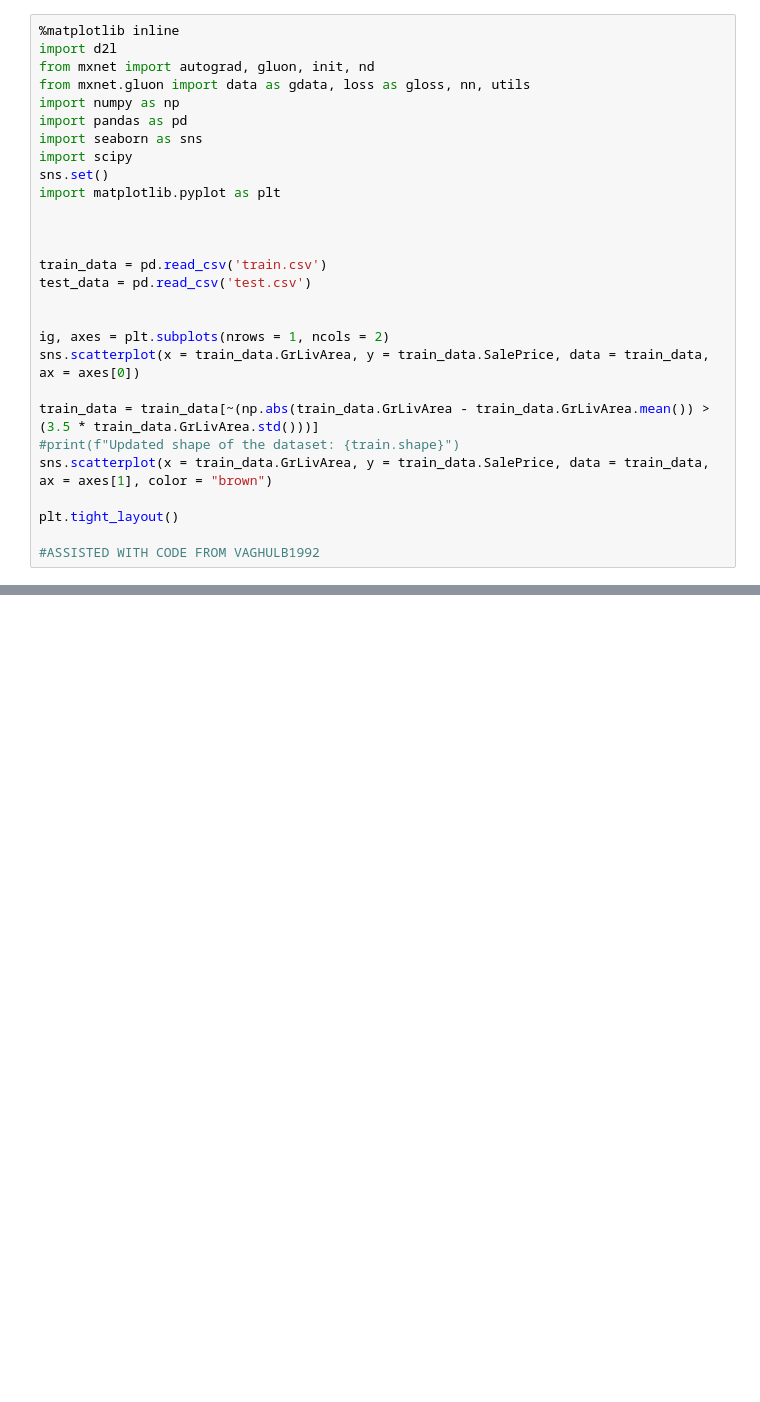
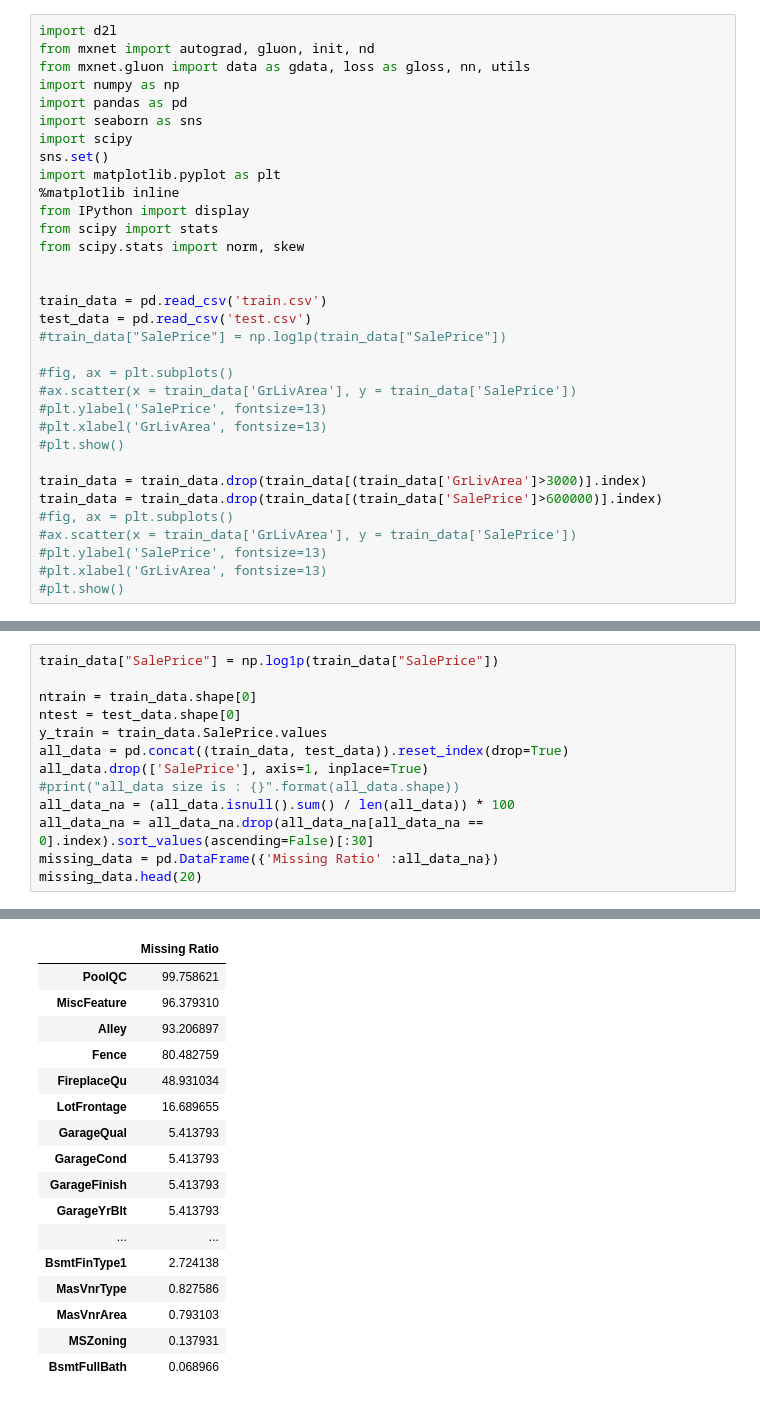
Before and after one commit to cheolhojang/stat157, a Jupyter notebook: simplified_hw4.ipynb, the cells around one changed output, grey strips where cells are left out. Drawn from its saved outputs; the diff is of its cells as text; blank space fills up the shorter version.

```diff
--- a/simplified_hw4.ipynb
+++ b/simplified_hw4.ipynb
@@ -1,5 +1,4 @@
 # %%
-%matplotlib inline
 import d2l
 from mxnet import autograd, gluon, init, nd
 from mxnet.gluon import data as gdata, loss as gloss, nn, utils
@@ -9,20 +8,26 @@ import seaborn as sns
 import scipy
 sns.set()
 import matplotlib.pyplot as plt
-
+%matplotlib inline
+from IPython import display
+from scipy import stats
+from scipy.stats import norm, skew
 
 
 train_data = pd.read_csv('train.csv')
 test_data = pd.read_csv('test.csv')
+#train_data["SalePrice"] = np.log1p(train_data["SalePrice"])
 
+#fig, ax = plt.subplots()
+#ax.scatter(x = train_data['GrLivArea'], y = train_data['SalePrice'])
+#plt.ylabel('SalePrice', fontsize=13)
+#plt.xlabel('GrLivArea', fontsize=13)
+#plt.show()
 
-ig, axes = plt.subplots(nrows = 1, ncols = 2)
-sns.scatterplot(x = train_data.GrLivArea, y = train_data.SalePrice, data = train_data, ax = axes[0])
-
-train_data = train_data[~(np.abs(train_data.GrLivArea - train_data.GrLivArea.mean()) > (3.5 * train_data.GrLivArea.std()))]
-#print(f"Updated shape of the dataset: {train.shape}")
-sns.scatterplot(x = train_data.GrLivArea, y = train_data.SalePrice, data = train_data, ax = axes[1], color = "brown")
-
-plt.tight_layout()
-
-#ASSISTED WITH CODE FROM VAGHULB1992
+train_data = train_data.drop(train_data[(train_data['GrLivArea']>3000)].index)
+train_data = train_data.drop(train_data[(train_data['SalePrice']>600000)].index)
+#fig, ax = plt.subplots()
+#ax.scatter(x = train_data['GrLivArea'], y = train_data['SalePrice'])
+#plt.ylabel('SalePrice', fontsize=13)
+#plt.xlabel('GrLivArea', fontsize=13)
+#plt.show()
@@ -30,0 +34,14 @@ plt.tight_layout()
+# %%
+train_data["SalePrice"] = np.log1p(train_data["SalePrice"])
+
+ntrain = train_data.shape[0]
+ntest = test_data.shape[0]
+y_train = train_data.SalePrice.values
+all_data = pd.concat((train_data, test_data)).reset_index(drop=True)
+all_data.drop(['SalePrice'], axis=1, inplace=True)
+#print("all_data size is : {}".format(all_data.shape))
+all_data_na = (all_data.isnull().sum() / len(all_data)) * 100
+all_data_na = all_data_na.drop(all_data_na[all_data_na == 0].index).sort_values(ascending=False)[:30]
+missing_data = pd.DataFrame({'Missing Ratio' :all_data_na})
+missing_data.head(20)
+# %% [output]
@@ -30,0 +53,17 @@ plt.tight_layout()
+|  | Missing Ratio |
+| PoolQC | 99.758621 |
+| MiscFeature | 96.379310 |
+| Alley | 93.206897 |
+| Fence | 80.482759 |
+| FireplaceQu | 48.931034 |
+| LotFrontage | 16.689655 |
+| GarageQual | 5.413793 |
+| GarageCond | 5.413793 |
+| GarageFinish | 5.413793 |
+| GarageYrBlt | 5.413793 |
+| ... | ... |
+| BsmtFinType1 | 2.724138 |
+| MasVnrType | 0.827586 |
+| MasVnrArea | 0.793103 |
+| MSZoning | 0.137931 |
+| BsmtFullBath | 0.068966 |
```
Also changed, not shown: parts of 9 cells of this notebook, 1 other file.
